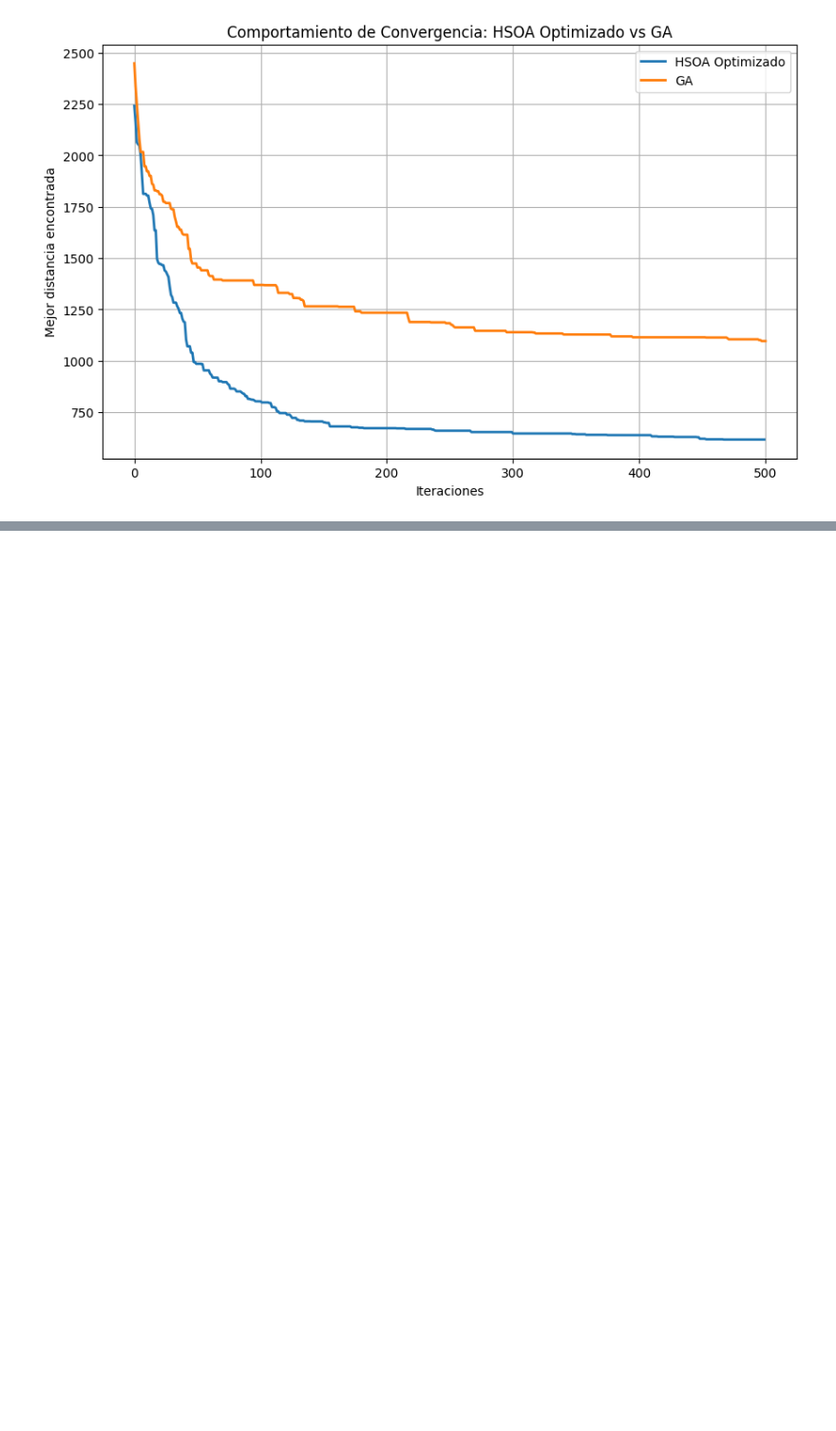
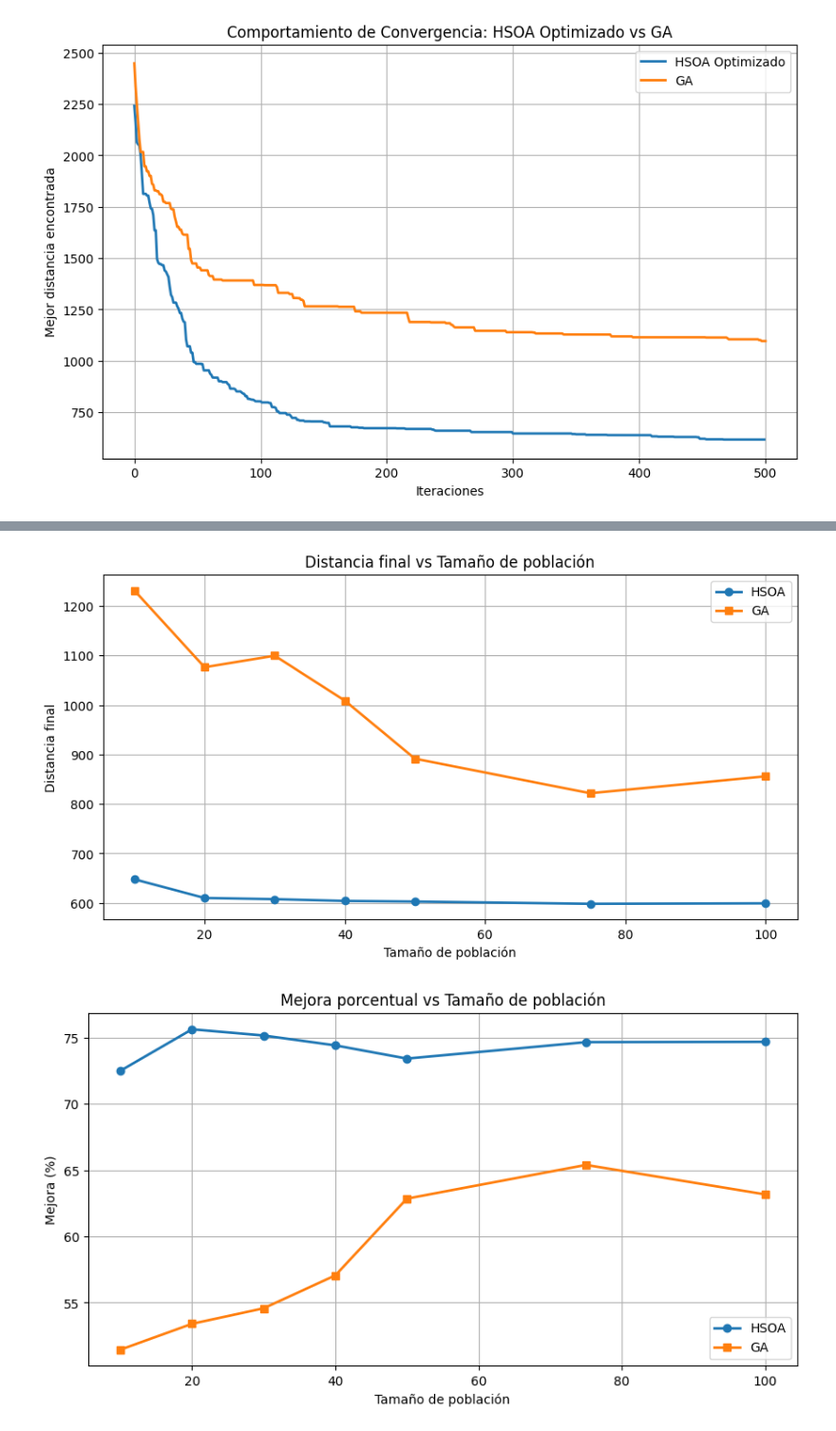
Before and after one commit to cristirofer/HSOA, a Jupyter notebook: HSAO TSP.ipynb, the cells around one changed output, grey strips where cells are left out. Shown at 95% size. Cells and saved outputs as stored; diff of their text form; code cells hidden in the pictures; blank space fills up the shorter version.

```diff
--- a/HSAO TSP.ipynb
+++ b/HSAO TSP.ipynb
@@ -1185,0 +1380,66 @@ GA              -> Distancia: 1095.96, Tiempo: 0.6338 s
+# %%
+# ============================================================
+# COMPARACIÓN VISUAL: HSOA vs GA (Tamaño de población)
+# ============================================================
+
+# Asegúrate de haber ejecutado los análisis previos:
+# - resultados_sniffer  →  resultados del HSOA
+# - resultados_ga_pop   →  resultados del GA
+
+# Tamaños de población
+sizes_hsoa = [r['sniffer_count'] for r in resultados_sniffer]
+sizes_ga = [r['pop_size'] for r in resultados_ga_pop]
+
+# Distancias finales
+dist_hsoa = [r['distancia_final'] for r in resultados_sniffer]
+dist_ga = [r['distancia_final'] for r in resultados_ga_pop]
+
+# Mejoras porcentuales
+mejora_hsoa = [r['mejora'] for r in resultados_sniffer]
+mejora_ga = [r['mejora'] for r in resultados_ga_pop]
+
+# Tiempos de ejecución
+tiempo_hsoa = [r.get('tiempo', 0) for r in resultados_sniffer]  # por si no se guardó tiempo
+tiempo_ga = [r['tiempo'] for r in resultados_ga_pop]
+
+# ============================================================
+# 1. Distancia final vs tamaño de población
+# ============================================================
+plt.figure(figsize=(10,5))
+plt.plot(sizes_hsoa, dist_hsoa, marker='o', linewidth=2, label='HSOA')
+plt.plot(sizes_ga, dist_ga, marker='s', linewidth=2, label='GA')
+plt.title('Distancia final vs Tamaño de población')
+plt.xlabel('Tamaño de población')
+plt.ylabel('Distancia final')
+plt.legend()
+plt.grid(True)
+plt.show()
+
+# ============================================================
+# 2. Mejora porcentual vs tamaño de población
+# ============================================================
+plt.figure(figsize=(10,5))
+plt.plot(sizes_hsoa, mejora_hsoa, marker='o', linewidth=2, label='HSOA')
+plt.plot(sizes_ga, mejora_ga, marker='s', linewidth=2, label='GA', color='tab:orange')
+plt.title('Mejora porcentual vs Tamaño de población')
+plt.xlabel('Tamaño de población')
+plt.ylabel('Mejora (%)')
+plt.legend()
+plt.grid(True)
+plt.show()
+
+# ============================================================
+# 3. Tiempo de ejecución vs tamaño de población
+# ============================================================
+plt.figure(figsize=(10,5))
+plt.plot(sizes_hsoa, tiempo_hsoa, marker='o', linewidth=2, label='HSOA')
+plt.plot(sizes_ga, tiempo_ga, marker='^', linewidth=2, label='GA', color='tab:red')
+plt.title('Tiempo de ejecución vs Tamaño de población')
+plt.xlabel('Tamaño de población')
+plt.ylabel('Tiempo (s)')
+plt.legend()
+plt.grid(True)
+plt.show()
+# %% [output]
+[figure, added]
+[figure, added]
```
Also changed, not shown: parts of 5 cells of this notebook.
